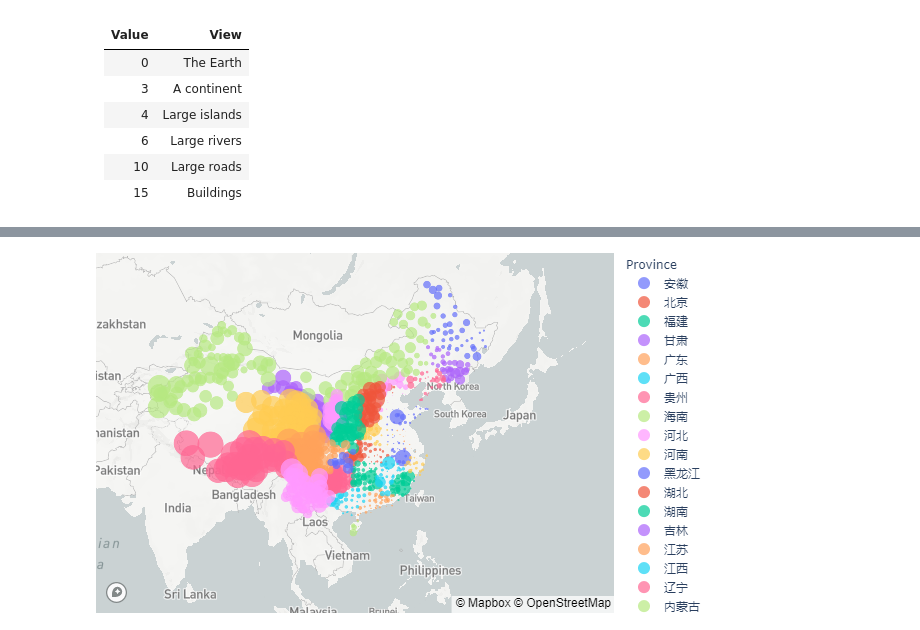
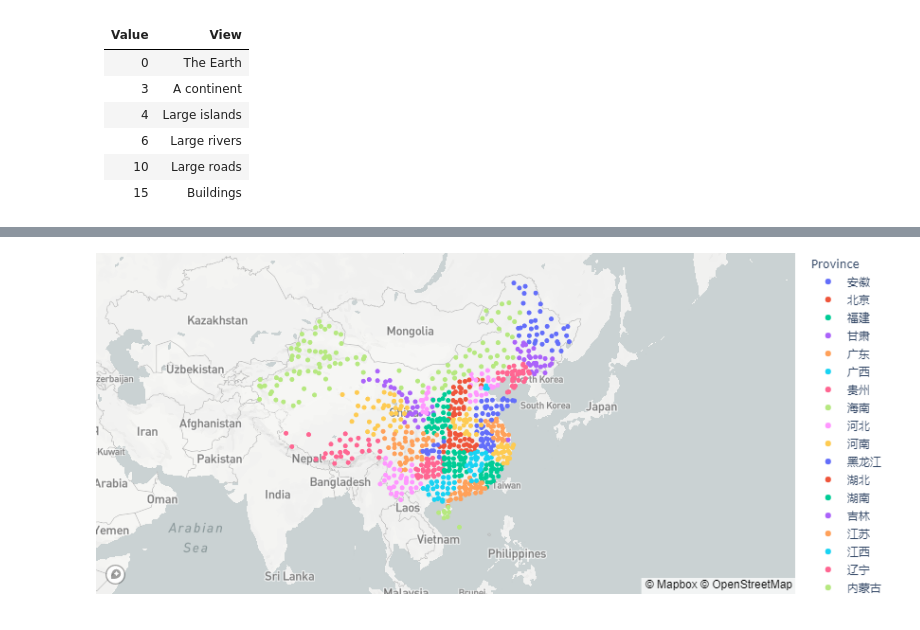
Before and after one commit to listenzcc/GeoChina, a Jupyter notebook: Temperature/notebook.ipynb, the cells around one changed output, grey strips where cells are left out. Saved outputs shown, nothing was run; the diff lists cells and outputs as text; code cells hidden in the pictures.

```diff
--- a/Temperature/notebook.ipynb
+++ b/Temperature/notebook.ipynb
@@ -49,7 +49,10 @@ It will COST TIMES to generate report, so disabling is the RECOMMENDED option.
 # %%
 locations = pd.read_html(locations_url)[0]
 locations.columns = ['Province', 'ID', 'Name', 'Latitude', 'Longitude', 'Height']
+# Fix Known Issue,
+# use height - 10000 if height is greater than 10000
 locations.Height = locations.Height.map(lambda e: e % 10000)
+locations['ID'] = locations['ID'].astype(str)
 display(locations)
 
 if override or not os.path.exists(filename):
@@ -89,12 +92,14 @@ At zoom level (Value), You can see (View)
 |10| Large roads    |
 |15| Buildings    |
 # %%
+locations['Text'] = locations[['Province', 'Name', 'ID']].apply(', '.join, axis=1)
 fig = px.scatter_mapbox(
     locations,
     lon='Longitude',
     lat='Latitude',
     color='Province',
-    size='Height',
+#     size=3,
+    hover_name='Text',
     zoom=2,
     height=300
 )
@@ -106,4 +110,4 @@ fig.show()
-[figure, old version]
+[figure, new version]
 # %%
 def fetch_data(ID, year):
     ID = f'{ID}'
```
Also changed, not shown: parts of 5 cells of this notebook, 1 other file.
